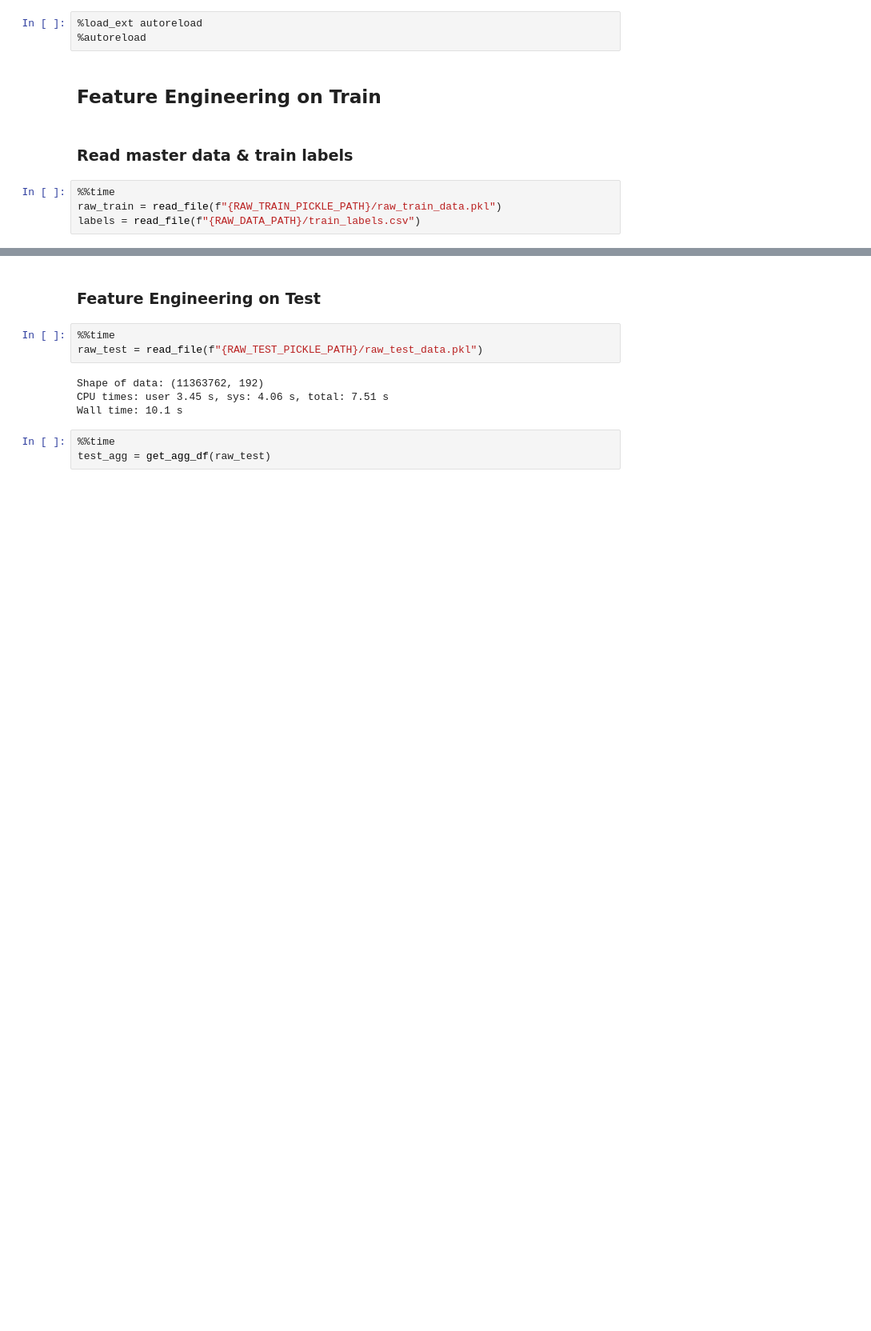
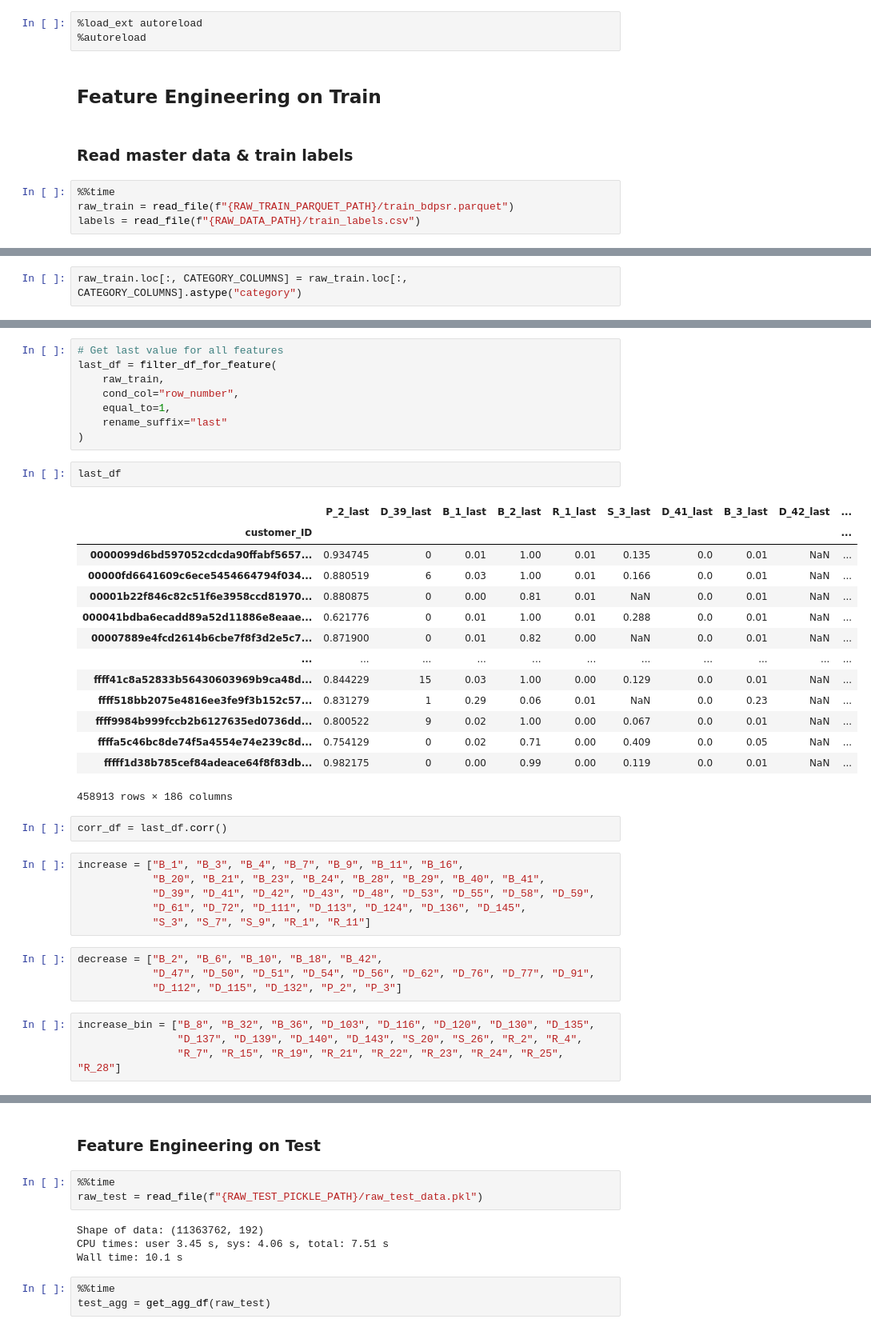
Before and after one commit to waikey-lee/kaggle-amex, a Jupyter notebook: notebooks/3a.feature_engineering_tree_last.ipynb, the cells around one changed output, grey strips where cells are left out. Shown at 80% size. Saved outputs shown, nothing was run; the diff lists cells and outputs as text; blank space fills up the shorter version.

Commit message:
Added feature gen notebook for last feature only (used for feature crossing strategy validation

```diff
--- a/notebooks/3a.feature_engineering_lgbm.ipynb
+++ b/notebooks/3a.feature_engineering_tree_last.ipynb
@@ -60,5 +63,5 @@ RAW_TEST_PICKLE_PATH = os.path.join(RAW_DATA_PATH, "test_pickle")
 ### Read master data & train labels
 # %%
 %%time
-raw_train = read_file(f"{RAW_TRAIN_PICKLE_PATH}/raw_train_data.pkl")
+raw_train = read_file(f"{RAW_TRAIN_PARQUET_PATH}/train_bdpsr.parquet")
 labels = read_file(f"{RAW_DATA_PATH}/train_labels.csv")
@@ -155,0 +73,2 @@ train_agg.shape, labels.shape
+# %%
+raw_train.loc[:, CATEGORY_COLUMNS] = raw_train.loc[:, CATEGORY_COLUMNS].astype("category")
@@ -155,0 +82,41 @@ train_agg.shape, labels.shape
+# %%
+# Get last value for all features
+last_df = filter_df_for_feature(
+    raw_train,
+    cond_col="row_number",
+    equal_to=1,
+    rename_suffix="last"
+)
+# %%
+last_df
+# %% [output]
+|  | P_2_last | D_39_last | B_1_last | B_2_last | R_1_last | S_3_last | D_41_last | B_3_last | D_42_last | ... |
+| customer_ID |  |  |  |  |  |  |  |  |  | ... |
+| 0000099d6bd597052cdcda90ffabf5657... | 0.934745 | 0 | 0.01 | 1.00 | 0.01 | 0.135 | 0.0 | 0.01 | NaN | ... |
+| 00000fd6641609c6ece5454664794f034... | 0.880519 | 6 | 0.03 | 1.00 | 0.01 | 0.166 | 0.0 | 0.01 | NaN | ... |
+| 00001b22f846c82c51f6e3958ccd81970... | 0.880875 | 0 | 0.00 | 0.81 | 0.01 | NaN | 0.0 | 0.01 | NaN | ... |
+| 000041bdba6ecadd89a52d11886e8eaae... | 0.621776 | 0 | 0.01 | 1.00 | 0.01 | 0.288 | 0.0 | 0.01 | NaN | ... |
+| 00007889e4fcd2614b6cbe7f8f3d2e5c7... | 0.871900 | 0 | 0.01 | 0.82 | 0.00 | NaN | 0.0 | 0.01 | NaN | ... |
+| ... | ... | ... | ... | ... | ... | ... | ... | ... | ... | ... |
+| ffff41c8a52833b56430603969b9ca48d... | 0.844229 | 15 | 0.03 | 1.00 | 0.00 | 0.129 | 0.0 | 0.01 | NaN | ... |
+| ffff518bb2075e4816ee3fe9f3b152c57... | 0.831279 | 1 | 0.29 | 0.06 | 0.01 | NaN | 0.0 | 0.23 | NaN | ... |
+| ffff9984b999fccb2b6127635ed0736dd... | 0.800522 | 9 | 0.02 | 1.00 | 0.00 | 0.067 | 0.0 | 0.01 | NaN | ... |
+| ffffa5c46bc8de74f5a4554e74e239c8d... | 0.754129 | 0 | 0.02 | 0.71 | 0.00 | 0.409 | 0.0 | 0.05 | NaN | ... |
+| fffff1d38b785cef84adeace64f8f83db... | 0.982175 | 0 | 0.00 | 0.99 | 0.00 | 0.119 | 0.0 | 0.01 | NaN | ... |
+458913 rows × 186 columns
+# %%
+corr_df = last_df.corr()
+# %%
+increase = ["B_1", "B_3", "B_4", "B_7", "B_9", "B_11", "B_16",
+            "B_20", "B_21", "B_23", "B_24", "B_28", "B_29", "B_40", "B_41",
+            "D_39", "D_41", "D_42", "D_43", "D_48", "D_53", "D_55", "D_58", "D_59",
+            "D_61", "D_72", "D_111", "D_113", "D_124", "D_136", "D_145",
+            "S_3", "S_7", "S_9", "R_1", "R_11"]
+# %%
+decrease = ["B_2", "B_6", "B_10", "B_18", "B_42",
+            "D_47", "D_50", "D_51", "D_54", "D_56", "D_62", "D_76", "D_77", "D_91",
+            "D_112", "D_115", "D_132", "P_2", "P_3"]
+# %%
+increase_bin = ["B_8", "B_32", "B_36", "D_103", "D_116", "D_120", "D_130", "D_135",
+                "D_137", "D_139", "D_140", "D_143", "S_20", "S_26", "R_2", "R_4",
+                "R_7", "R_15", "R_19", "R_21", "R_22", "R_23", "R_24", "R_25", "R_28"]
```
Also changed, not shown: parts of 40 cells of this notebook.
